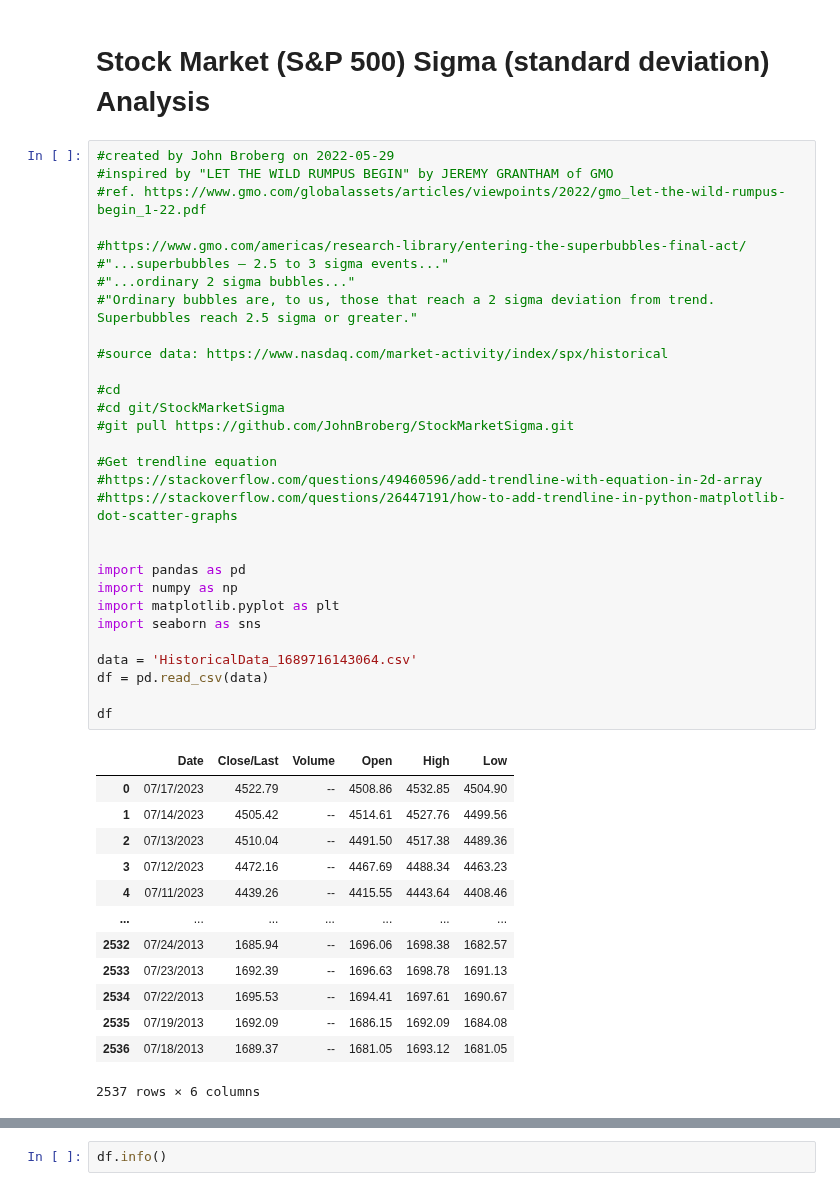
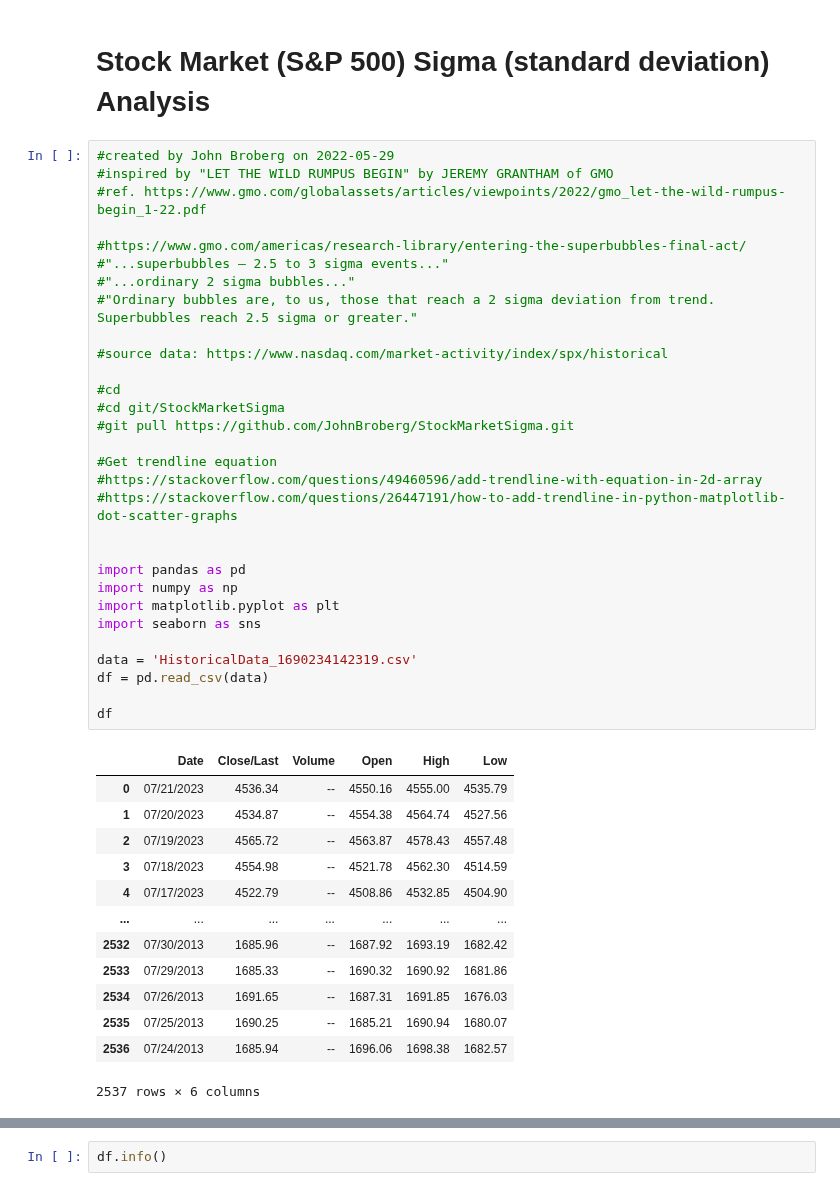
Before and after one commit to JohnBroberg/StockMarketSigma, a Jupyter notebook: StockMarketSigma.ipynb, the cells around one changed output, grey strips where cells are left out. Drawn from its saved outputs; the diff is of its cells as text.

Commit message:
refresh data

```diff
--- a/StockMarketSigma.ipynb
+++ b/StockMarketSigma.ipynb
@@ -4,45 +4,45 @@
 #created by John Broberg on 2022-05-29
 #inspired by "LET THE WILD RUMPUS BEGIN" by JEREMY GRANTHAM of GMO
 #ref. https://www.gmo.com/globalassets/articles/viewpoints/2022/gmo_let-the-wild-rumpus-begin_1-22.pdf
 
 #https://www.gmo.com/americas/research-library/entering-the-superbubbles-final-act/
 #"...superbubbles – 2.5 to 3 sigma events..."
 #"...ordinary 2 sigma bubbles..."
 #"Ordinary bubbles are, to us, those that reach a 2 sigma deviation from trend. Superbubbles reach 2.5 sigma or greater."
 
 #source data: https://www.nasdaq.com/market-activity/index/spx/historical
 
 #cd
 #cd git/StockMarketSigma
 #git pull https://github.com/JohnBroberg/StockMarketSigma.git
 
 #Get trendline equation
 #https://stackoverflow.com/questions/49460596/add-trendline-with-equation-in-2d-array
 #https://stackoverflow.com/questions/26447191/how-to-add-trendline-in-python-matplotlib-dot-scatter-graphs
 
 
 import pandas as pd
 import numpy as np
 import matplotlib.pyplot as plt
 import seaborn as sns
 
-data = 'HistoricalData_1689716143064.csv'
+data = 'HistoricalData_1690234142319.csv'
 df = pd.read_csv(data)
 
 df
 # %% [output]
 |  | Date | Close/Last | Volume | Open | High | Low |
-| 0 | 07/17/2023 | 4522.79 | -- | 4508.86 | 4532.85 | 4504.90 |
-| 1 | 07/14/2023 | 4505.42 | -- | 4514.61 | 4527.76 | 4499.56 |
-| 2 | 07/13/2023 | 4510.04 | -- | 4491.50 | 4517.38 | 4489.36 |
-| 3 | 07/12/2023 | 4472.16 | -- | 4467.69 | 4488.34 | 4463.23 |
-| 4 | 07/11/2023 | 4439.26 | -- | 4415.55 | 4443.64 | 4408.46 |
+| 0 | 07/21/2023 | 4536.34 | -- | 4550.16 | 4555.00 | 4535.79 |
+| 1 | 07/20/2023 | 4534.87 | -- | 4554.38 | 4564.74 | 4527.56 |
+| 2 | 07/19/2023 | 4565.72 | -- | 4563.87 | 4578.43 | 4557.48 |
+| 3 | 07/18/2023 | 4554.98 | -- | 4521.78 | 4562.30 | 4514.59 |
+| 4 | 07/17/2023 | 4522.79 | -- | 4508.86 | 4532.85 | 4504.90 |
 | ... | ... | ... | ... | ... | ... | ... |
-| 2532 | 07/24/2013 | 1685.94 | -- | 1696.06 | 1698.38 | 1682.57 |
-| 2533 | 07/23/2013 | 1692.39 | -- | 1696.63 | 1698.78 | 1691.13 |
-| 2534 | 07/22/2013 | 1695.53 | -- | 1694.41 | 1697.61 | 1690.67 |
-| 2535 | 07/19/2013 | 1692.09 | -- | 1686.15 | 1692.09 | 1684.08 |
-| 2536 | 07/18/2013 | 1689.37 | -- | 1681.05 | 1693.12 | 1681.05 |
+| 2532 | 07/30/2013 | 1685.96 | -- | 1687.92 | 1693.19 | 1682.42 |
+| 2533 | 07/29/2013 | 1685.33 | -- | 1690.32 | 1690.92 | 1681.86 |
+| 2534 | 07/26/2013 | 1691.65 | -- | 1687.31 | 1691.85 | 1676.03 |
+| 2535 | 07/25/2013 | 1690.25 | -- | 1685.21 | 1690.94 | 1680.07 |
+| 2536 | 07/24/2013 | 1685.94 | -- | 1696.06 | 1698.38 | 1682.57 |
 2537 rows × 6 columns
 # %%
 df.describe()
```
Also changed, not shown: parts of 12 cells of this notebook, 2 other files.
